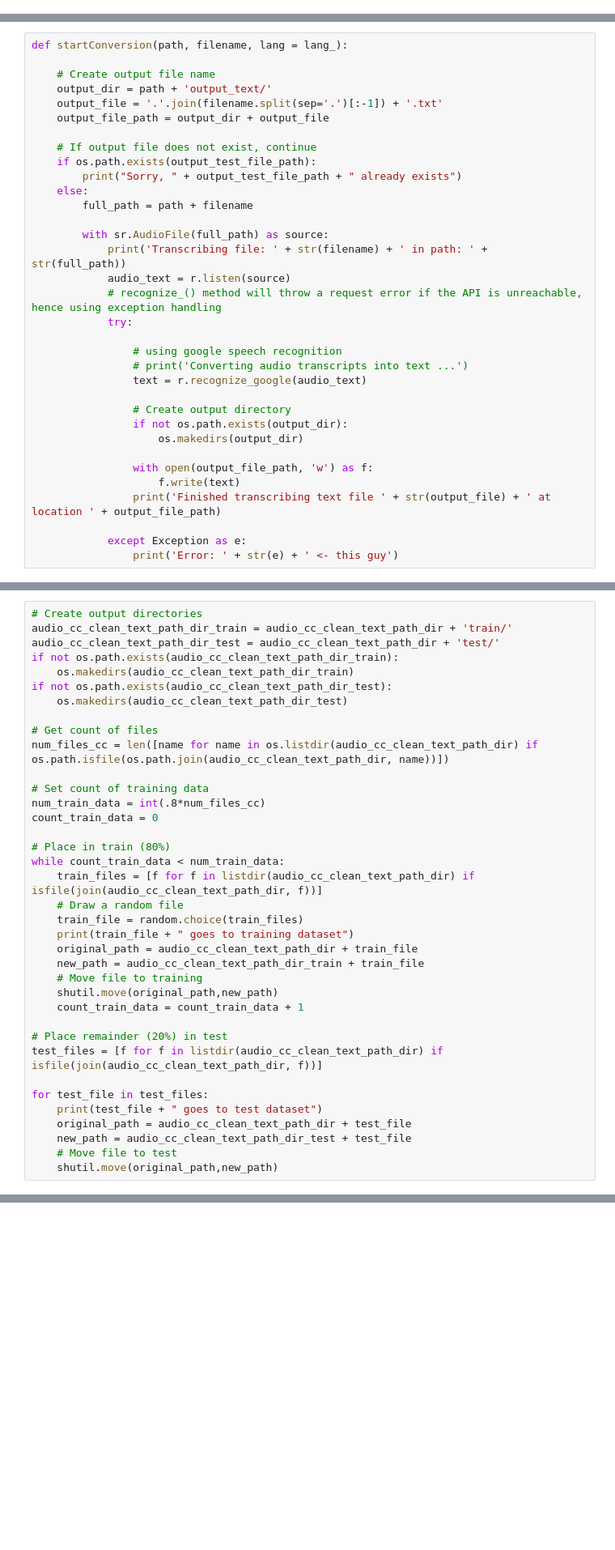
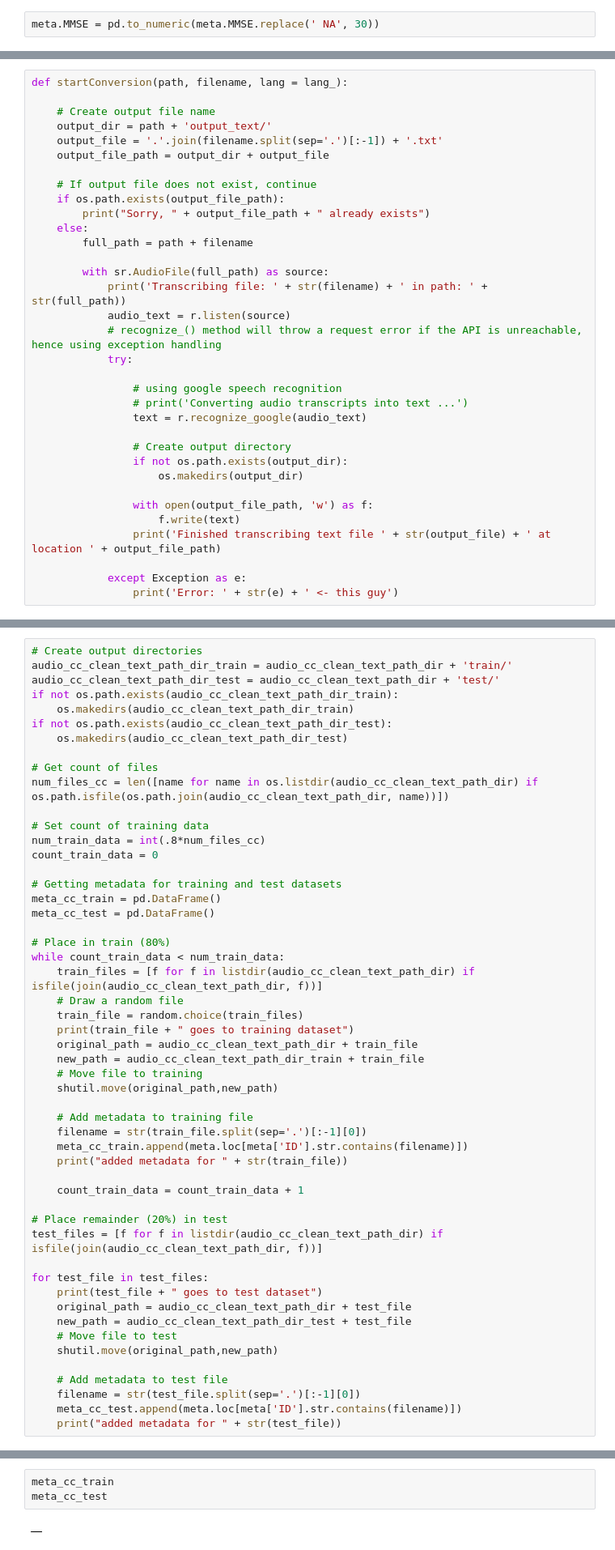
Before and after one commit to W210-SP21-Capstone-Dementia/model, a Jupyter notebook: 2-Speech-to-text.ipynb, the cells around one changed output, grey strips where cells are left out. Shown at 81% size. Cells and saved outputs as stored; diff of their text form; blank space fills up the shorter version.

Commit message:
adding metadata for SVM, might need to revert

```diff
--- a/2-Speech-to-text.ipynb
+++ b/2-Speech-to-text.ipynb
@@ -44,0 +72,2 @@ r = sr.Recognizer()
+# %%
+meta.MMSE = pd.to_numeric(meta.MMSE.replace(' NA', 30))
@@ -51,8 +90,8 @@ def startConversion(path, filename, lang = lang_):
     output_file_path = output_dir + output_file
 
     # If output file does not exist, continue
-    if os.path.exists(output_test_file_path):
-        print("Sorry, " + output_test_file_path + " already exists")
+    if os.path.exists(output_file_path):
+        print("Sorry, " + output_file_path + " already exists")
     else:
         full_path = path + filename
 
@@ -232,6 +271,10 @@ num_files_cc = len([name for name in os.listdir(audio_cc_clean_text_path_dir) if
 num_train_data = int(.8*num_files_cc)
 count_train_data = 0
 
+# Getting metadata for training and test datasets
+meta_cc_train = pd.DataFrame()
+meta_cc_test = pd.DataFrame()
+
 # Place in train (80%)
 while count_train_data < num_train_data:
     train_files = [f for f in listdir(audio_cc_clean_text_path_dir) if isfile(join(audio_cc_clean_text_path_dir, f))]
@@ -242,6 +285,12 @@ while count_train_data < num_train_data:
     new_path = audio_cc_clean_text_path_dir_train + train_file
     # Move file to training
     shutil.move(original_path,new_path)
+
+    # Add metadata to training file
+    filename = str(train_file.split(sep='.')[:-1][0])
+    meta_cc_train.append(meta.loc[meta['ID'].str.contains(filename)])
+    print("added metadata for " + str(train_file))
+
     count_train_data = count_train_data + 1
 
 # Place remainder (20%) in test
@@ -253,4 +302,9 @@ for test_file in test_files:
     new_path = audio_cc_clean_text_path_dir_test + test_file
     # Move file to test
     shutil.move(original_path,new_path)
+
+    # Add metadata to test file
+    filename = str(test_file.split(sep='.')[:-1][0])
+    meta_cc_test.append(meta.loc[meta['ID'].str.contains(filename)])
+    print("added metadata for " + str(test_file))
 # %% [output]
@@ -274,3 +328,8 @@ S072.txt goes to test dataset
+# %%
+meta_cc_train
+meta_cc_test
+# %% [output]
+|  |
 # %% [markdown]
 # Vectorize data
 # %%
```
Also changed, not shown: parts of 11 cells of this notebook.
